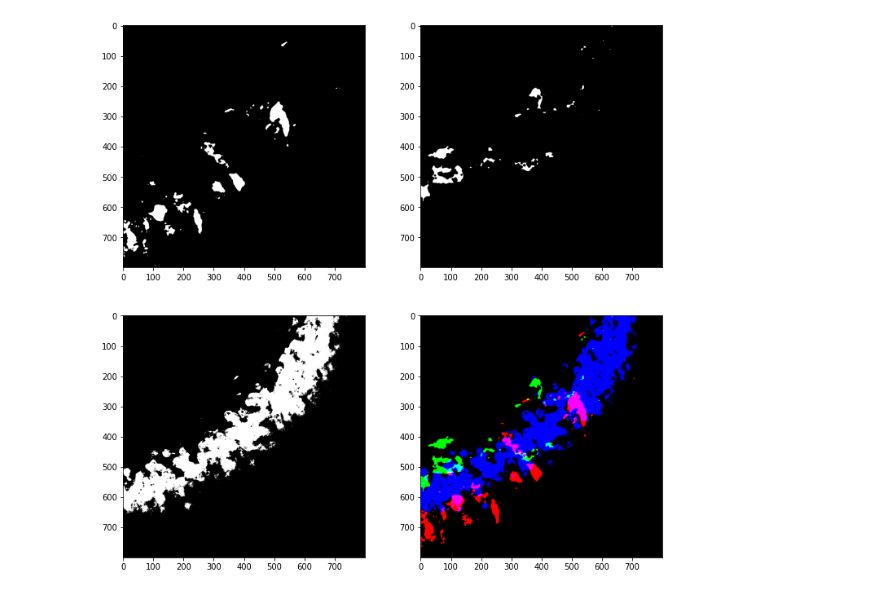
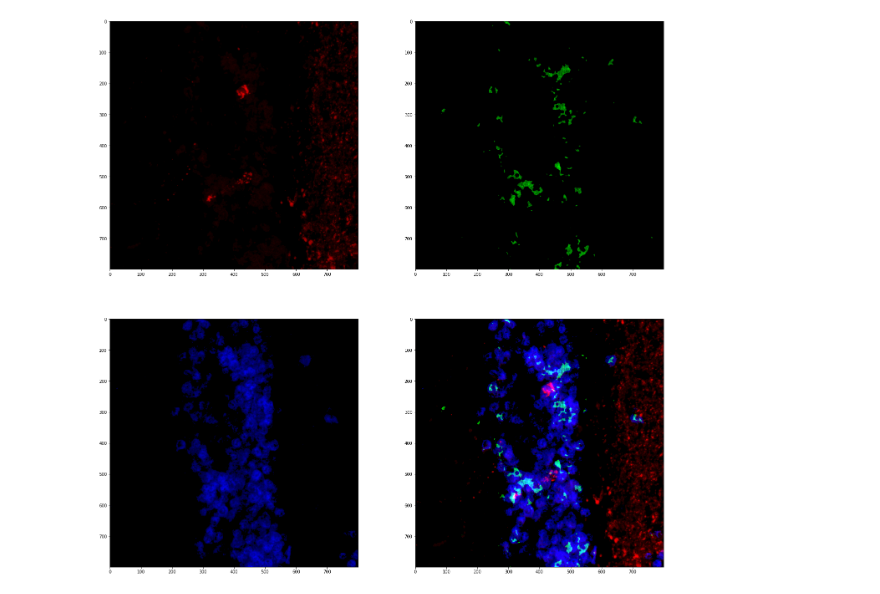
Before and after one commit to dtabuena/Images, a Jupyter notebook: Analyzing_Confocal.ipynb, the cells around one changed output. Drawn from its saved outputs; the diff is of its cells as text; code cells hidden in the pictures.

```diff
--- a/Analyzing_Confocal.ipynb
+++ b/Analyzing_Confocal.ipynb
@@ -46,5 +54,5 @@ RNF182_08-12-22_S00 100%[===================>]  49.33M  22.1MB/s    in 2.2s
 # %%
-my_reader = bioformats.get_image_reader('my_image', 'RNF182_08-12-22_S001_CA3_40X_2XZOOM_1_.oir')
+my_reader = bioformats.get_image_reader('my_image', 'image.oir')
 
 c_dim = my_reader.rdr.getSizeC()
 z_dim = my_reader.rdr.getSizeZ()
@@ -71,4 +79,17 @@ for ci in range(image.shape[2]):
 (800, 800, 3, 1)
+# %%
+def new_colormap(start,stop,n=256):
+    start = np.array(start)
+    stop = np.array(stop)
+    delta_ni = np.expand_dims((stop-start)/n,-1)
+    ni = np.expand_dims(np.arange(n),-1)
+    cmap_np = start + np.multiply(delta_ni.T,ni)
+    return matplotlib.colors.ListedColormap(cmap_np)
+
+
+green_map = new_colormap([0,0,0,1],[0,1,0,1])
+red_map = new_colormap([0,0,0,1],[1,0,0,1])
+blue_map = new_colormap([0,0,0,1],[0,0,1,1])
 # %%
 fig,ax = plt.subplots(2,2,figsize=[12,12])
 ax = ax.flatten()
@@ -158,15 +178,19 @@ plt.show()
 # %%
-fig,ax = plt.subplots(2,2,figsize=[12,12])
+fig,ax = plt.subplots(2,2,figsize=[24,24])
 ax = ax.flatten()
-red_chan = mcher_mask_b
-green_chan = crisp_mask_b
-blue_chan = neu_mask_b
+red_chan = mcher_mask_b*image[:,:,1]
+red_chan = red_chan/np.max(red_chan.flatten())*1.5
+green_chan = crisp_mask_b*image[:,:,0]
+green_chan = green_chan/np.max(green_chan.flatten())*1.5
+blue_chan = neu_mask_b*image[:,:,2]
+blue_chan = blue_chan/np.max(blue_chan.flatten())*1.5
 zi = 0
 composite = np.stack([red_chan,green_chan,blue_chan],axis=-2)*1.0
 
-ax[0].imshow(red_chan[:,:,zi],cmap='gray')
-ax[1].imshow(green_chan[:,:,zi],cmap='gray')
-ax[2].imshow(blue_chan[:,:,zi],cmap='gray')
+
+ax[0].imshow(red_chan[:,:,zi],cmap=red_map)
+ax[1].imshow(green_chan[:,:,zi],cmap=green_map)
+ax[2].imshow(blue_chan[:,:,zi],cmap=blue_map)
 ax[3].imshow(composite[:,:,:,zi])
 plt.show()
 # %% [output]
@@ -173 +198 @@ plt.show()
-[figure, old version]
+[figure, new version]
```
Also changed, not shown: parts of 10 cells of this notebook.
